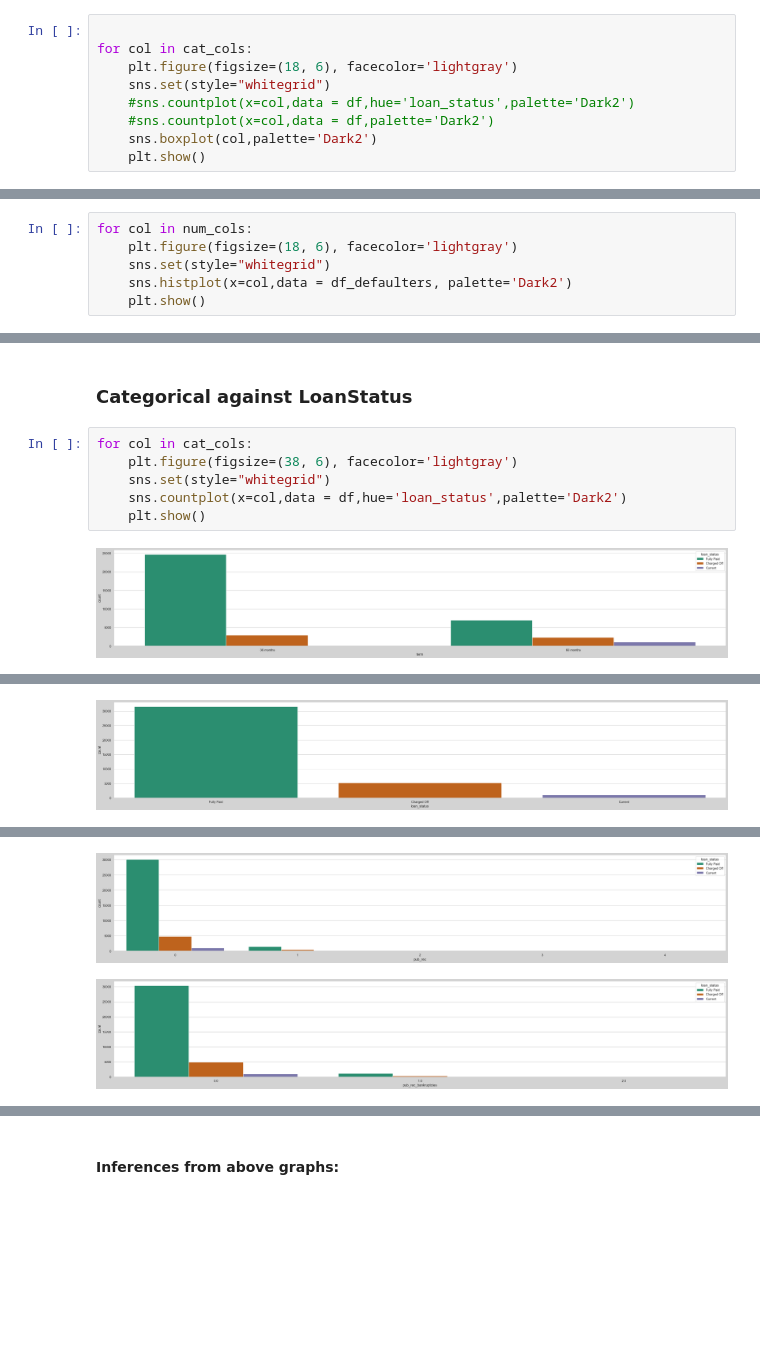
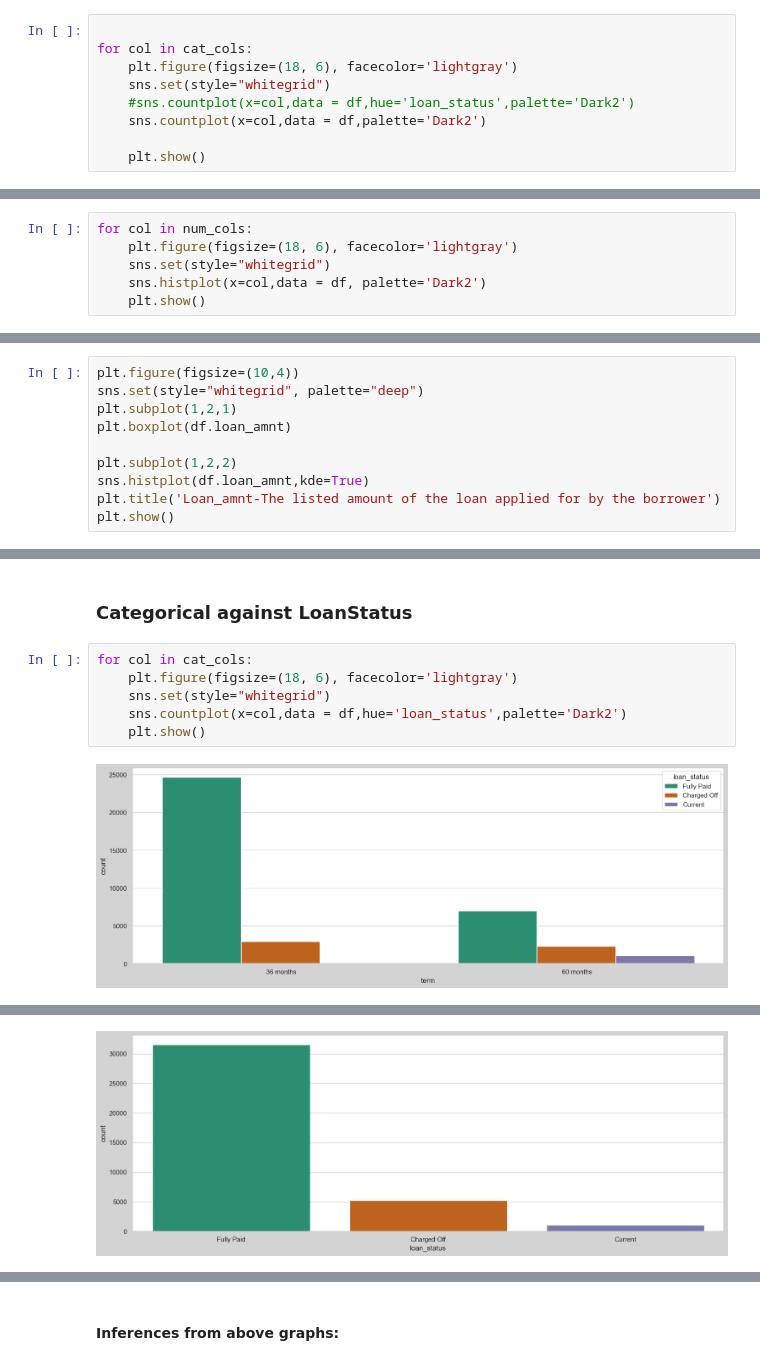
Before and after one commit to ruchikaagarwal6787/lending-club-case-study, a Jupyter notebook: Lending_Club_Analysis.ipynb, the cells around one changed output, grey strips where cells are left out. Drawn from its saved outputs; the diff is of its cells as text; blank space fills up the shorter version.

```diff
--- a/Lending_Club_Analysis.ipynb
+++ b/Lending_Club_Analysis.ipynb
@@ -568,7 +555,7 @@ for col in cat_cols:
     plt.figure(figsize=(18, 6), facecolor='lightgray')
     sns.set(style="whitegrid")
     #sns.countplot(x=col,data = df,hue='loan_status',palette='Dark2')
-    #sns.countplot(x=col,data = df,palette='Dark2')
-    sns.boxplot(col,palette='Dark2')
+    sns.countplot(x=col,data = df,palette='Dark2')
+
     plt.show()
 # %% [output]
@@ -607,6 +595,6 @@ for col in cat_cols:
 for col in num_cols:
     plt.figure(figsize=(18, 6), facecolor='lightgray')
     sns.set(style="whitegrid")
-    sns.histplot(x=col,data = df_defaulters, palette='Dark2')
+    sns.histplot(x=col,data = df, palette='Dark2')
     plt.show()
 # %% [output]
@@ -630,0 +620,10 @@ for col in num_cols:
+# %%
+plt.figure(figsize=(10,4))
+sns.set(style="whitegrid", palette="deep")
+plt.subplot(1,2,1)
+plt.boxplot(df.loan_amnt)
+
+plt.subplot(1,2,2)
+sns.histplot(df.loan_amnt,kde=True)
+plt.title('Loan_amnt-The listed amount of the loan applied for by the borrower')
+plt.show()
@@ -634,9 +660,9 @@ for col in num_cols:
 ### Categorical against LoanStatus
 # %%
 for col in cat_cols:
-    plt.figure(figsize=(38, 6), facecolor='lightgray')
+    plt.figure(figsize=(18, 6), facecolor='lightgray')
     sns.set(style="whitegrid")
     sns.countplot(x=col,data = df,hue='loan_status',palette='Dark2')
     plt.show()
 # %% [output]
-[figure, old version]
+[figure, new version]
@@ -649 +675 @@ for col in cat_cols:
-[figure, old version]
+[figure, new version]
@@ -654,2 +679,0 @@ for col in cat_cols:
-[figure, removed]
-[figure, removed]
```
Also changed, not shown: parts of 15 cells of this notebook.
